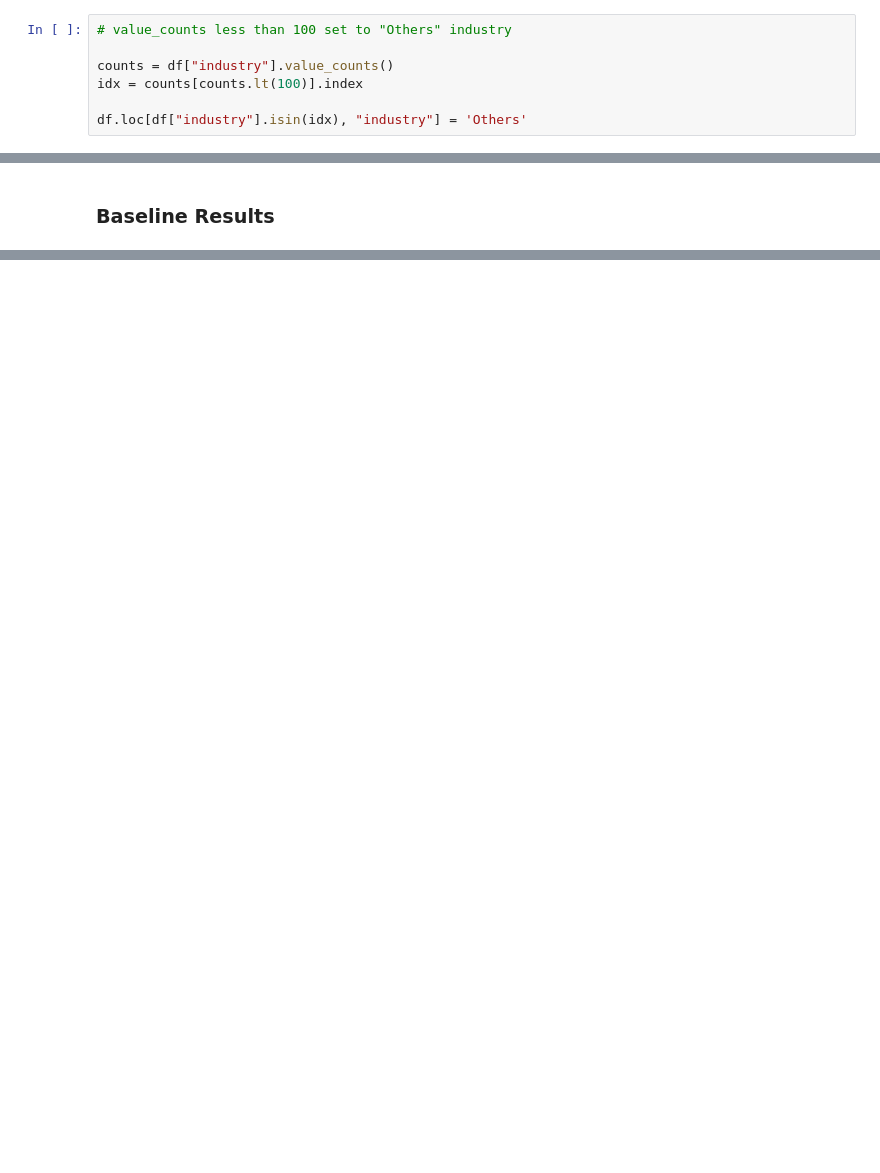
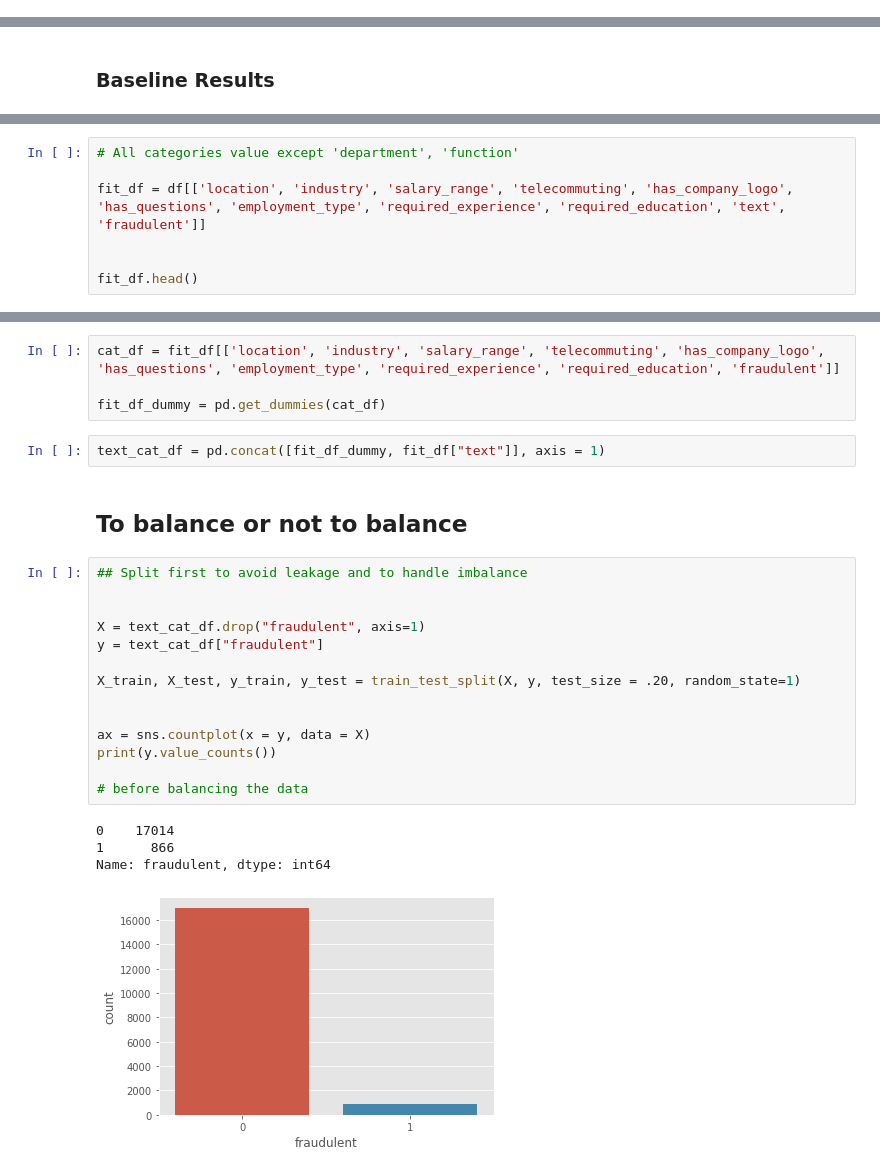
Before and after one commit to shwetasharmaeco/job_fraud_prediction, a Jupyter notebook: job_frauds.ipynb, the cells around one changed output, grey strips where cells are left out. Cells and saved outputs as stored; diff of their text form; blank space fills up the shorter version.

```diff
--- a/job_frauds.ipynb
+++ b/job_frauds.ipynb
@@ -158,9 +142,2 @@ def clean_features(df):
 # %%
 clean_features(df)
-# %%
-# value_counts less than 100 set to "Others" industry
-
-counts = df["industry"].value_counts()
-idx = counts[counts.lt(100)].index
-
-df.loc[df["industry"].isin(idx), "industry"] = 'Others'
@@ -201,0 +206,7 @@ F1 score: 0.000
+# %%
+# All categories value except 'department', 'function'
+
+fit_df = df[['location', 'industry', 'salary_range', 'telecommuting', 'has_company_logo', 'has_questions', 'employment_type', 'required_experience', 'required_education', 'text', 'fraudulent']]
+
+
+fit_df.head()
@@ -201,0 +220,27 @@ F1 score: 0.000
+# %%
+cat_df = fit_df[['location', 'industry', 'salary_range', 'telecommuting', 'has_company_logo', 'has_questions', 'employment_type', 'required_experience', 'required_education', 'fraudulent']]
+
+fit_df_dummy = pd.get_dummies(cat_df)
+# %%
+text_cat_df = pd.concat([fit_df_dummy, fit_df["text"]], axis = 1)
+# %% [markdown]
+## To balance or not to balance
+# %%
+## Split first to avoid leakage and to handle imbalance
+
+
+X = text_cat_df.drop("fraudulent", axis=1)
+y = text_cat_df["fraudulent"]
+
+X_train, X_test, y_train, y_test = train_test_split(X, y, test_size = .20, random_state=1)
+
+
+ax = sns.countplot(x = y, data = X)
+print(y.value_counts())
+
+# before balancing the data
+# %% [output]
+0    17014
+1      866
+Name: fraudulent, dtype: int64
+[figure, added]
```
Also changed, not shown: parts of 33 cells of this notebook, 7 other files.
